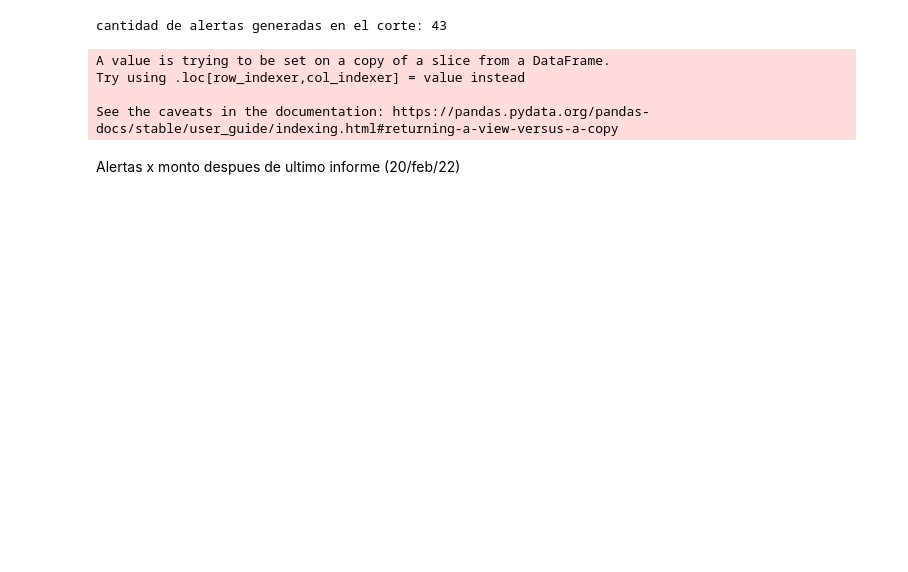
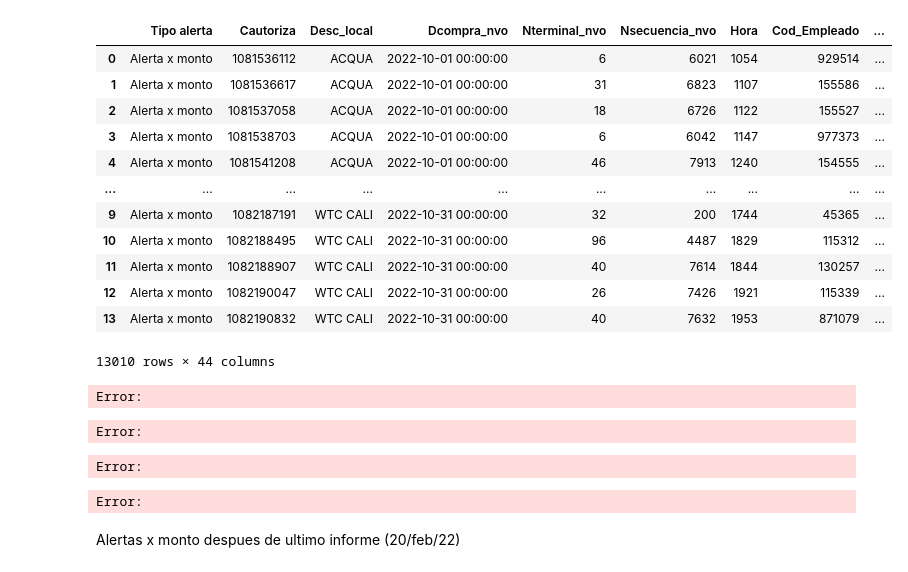
Before and after one commit to maperezrf/nc_santiago, a Jupyter notebook: metodo_unificacion.ipynb, the cells around one changed output. Drawn from its saved outputs; the diff is of its cells as text; code cells hidden in the pictures; blank space fills up the shorter version.

```diff
--- a/metodo_unificacion.ipynb
+++ b/metodo_unificacion.ipynb
@@ -13,8 +13,8 @@ from input_planillas import f_miguel as fm
 dt_string = datetime.today().strftime('%d%m%y')
 pd.set_option('display.max_columns', 500)
 # %%
-fecha_inicio = "2022-08-23"
-fecha_final = "2022-08-30"
+fecha_inicio = "2022-10-01"
+fecha_final = "2022-10-31"
 f_inicio = datetime.strptime(fecha_inicio, '%Y-%m-%d')
 f_final = datetime.strptime(fecha_final, '%Y-%m-%d')
 # %%
@@ -43,0 +58,19 @@ for i in listdir(path):
+# %%
+alertas.loc[(alertas["Grabación?"].notna()) & (alertas["Cliente?"].notna()) & (alertas["Producto?"].notna()), "Indicador"] = "Diligenciado"
+alertas.loc[alertas["Indicador"] != "Diligenciado", "Indicador"] = "No diligenciado"
+# %%
+alertas
+# %% [output]
+|  | Tipo alerta | Cautoriza | Desc_local | Dcompra_nvo | Nterminal_nvo | Nsecuencia_nvo | Hora | Cod_Empleado | ... |
+| 0 | Alerta x monto | 1081536112 | ACQUA | 2022-10-01 00:00:00 | 6 | 6021 | 1054 | 929514 | ... |
+| 1 | Alerta x monto | 1081536617 | ACQUA | 2022-10-01 00:00:00 | 31 | 6823 | 1107 | 155586 | ... |
+| 2 | Alerta x monto | 1081537058 | ACQUA | 2022-10-01 00:00:00 | 18 | 6726 | 1122 | 155527 | ... |
+| 3 | Alerta x monto | 1081538703 | ACQUA | 2022-10-01 00:00:00 | 6 | 6042 | 1147 | 977373 | ... |
+| 4 | Alerta x monto | 1081541208 | ACQUA | 2022-10-01 00:00:00 | 46 | 7913 | 1240 | 154555 | ... |
+| ... | ... | ... | ... | ... | ... | ... | ... | ... | ... |
+| 9 | Alerta x monto | 1082187191 | WTC CALI | 2022-10-31 00:00:00 | 32 | 200 | 1744 | 45365 | ... |
+| 10 | Alerta x monto | 1082188495 | WTC CALI | 2022-10-31 00:00:00 | 96 | 4487 | 1829 | 115312 | ... |
+| 11 | Alerta x monto | 1082188907 | WTC CALI | 2022-10-31 00:00:00 | 40 | 7614 | 1844 | 130257 | ... |
+| 12 | Alerta x monto | 1082190047 | WTC CALI | 2022-10-31 00:00:00 | 26 | 7426 | 1921 | 115339 | ... |
+| 13 | Alerta x monto | 1082190832 | WTC CALI | 2022-10-31 00:00:00 | 40 | 7632 | 1953 | 871079 | ... |
+13010 rows × 44 columns
@@ -44,6 +82,12 @@ for i in listdir(path):
 # %%
 alertas_x_hora = alertas.loc[alertas['Tipo alerta'] == 'Alerta x Hora']
 alertas_x_monto = alertas.loc[alertas['Tipo alerta'] == 'Alerta x monto']
+# %% [output]
+Error:
+# %%
+alertas_x_hora.Cautoriza.nunique()
+# %% [output]
+Error:
 # %%
 
 alertas_x_hora["fecha"] =  pd.to_datetime(alertas_x_hora.fecha, yearfirst=True)
@@ -62,11 +106,7 @@ h_fig.write_image(f"output/{dt_string}alerta_horas.jpg", height = 600, width = 1
 h_fig.show()
 al_x_hora.to_excel(f"output/{dt_string}_alertas_x_hora.xlsx", index=False)
 # %% [output]
-cantidad de alertas generadas en el corte: 43
+Error:
-A value is trying to be set on a copy of a slice from a DataFrame.
-Try using .loc[row_indexer,col_indexer] = value instead
-
-See the caveats in the documentation: https://pandas.pydata.org/pandas-docs/stable/user_guide/indexing.html#returning-a-view-versus-a-copy
 # %%
 with open('config\path.txt', "r") as tf:
         path = tf.read()
@@ -89,6 +129,8 @@ for i in listdir(path):
                                                         file["fecha"] = i
                                                         files_store = pd.concat([files_store,file])
         alertas_x_monto = pd.concat([alertas_x_monto, files_store])
+# %% [output]
+Error:
 # %% [markdown]
 Alertas x monto despues de ultimo informe (20/feb/22)
 # %%
```
Also changed, not shown: parts of 13 cells of this notebook, 4 other files.
